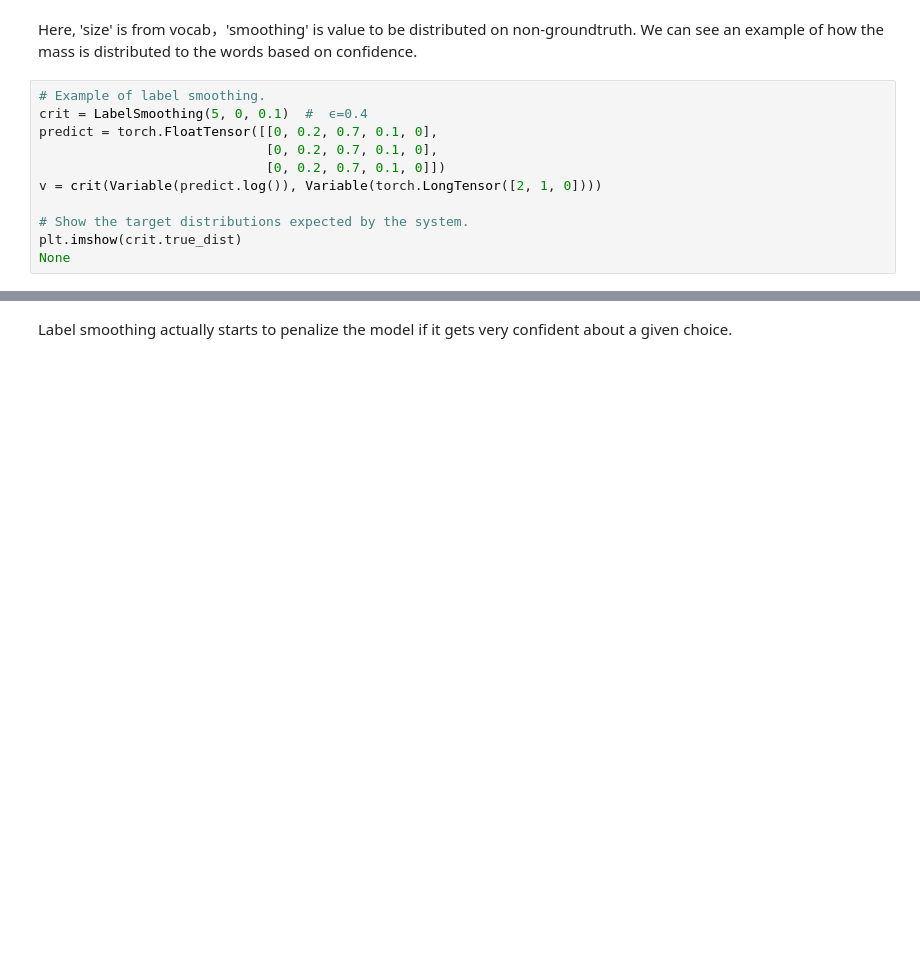
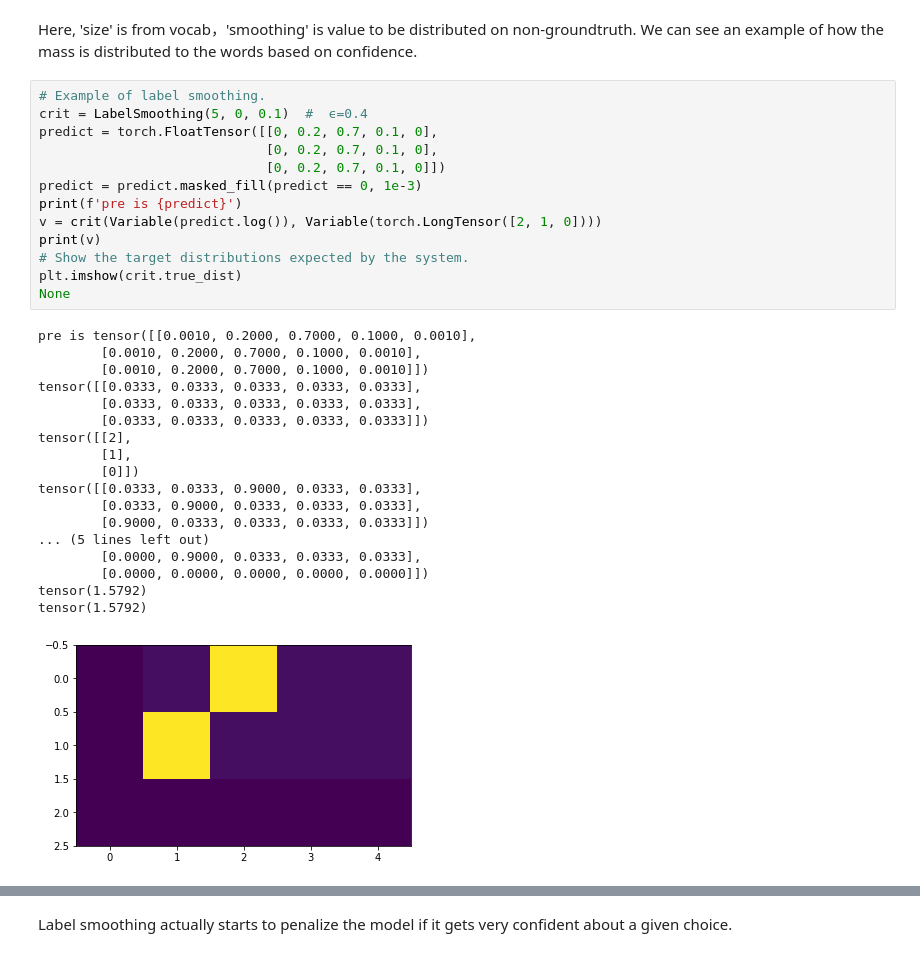
Before and after one commit to pzchu/Annotated-Transformer-English-to-Chinese-Translator, a Jupyter notebook: Annotated_Transformer_English_to_Chinese_Translator.ipynb, the cells around one changed output, grey strips where cells are left out. Cells and saved outputs as stored; diff of their text form; blank space fills up the shorter version.

```diff
--- a/Annotated_Transformer_English_to_Chinese_Translator.ipynb
+++ b/Annotated_Transformer_English_to_Chinese_Translator.ipynb
@@ -923,11 +930,32 @@ We can see an example of how the mass is distributed to the words based on confi
 # %%
 # Example of label smoothing.
 crit = LabelSmoothing(5, 0, 0.1)  #  ϵ=0.4
 predict = torch.FloatTensor([[0, 0.2, 0.7, 0.1, 0],
                              [0, 0.2, 0.7, 0.1, 0],
                              [0, 0.2, 0.7, 0.1, 0]])
+predict = predict.masked_fill(predict == 0, 1e-3)
+print(f'pre is {predict}')
 v = crit(Variable(predict.log()), Variable(torch.LongTensor([2, 1, 0])))
-
+print(v)
 # Show the target distributions expected by the system.
 plt.imshow(crit.true_dist)
 None
+# %% [output]
+pre is tensor([[0.0010, 0.2000, 0.7000, 0.1000, 0.0010],
+        [0.0010, 0.2000, 0.7000, 0.1000, 0.0010],
+        [0.0010, 0.2000, 0.7000, 0.1000, 0.0010]])
+tensor([[0.0333, 0.0333, 0.0333, 0.0333, 0.0333],
+        [0.0333, 0.0333, 0.0333, 0.0333, 0.0333],
+        [0.0333, 0.0333, 0.0333, 0.0333, 0.0333]])
+tensor([[2],
+        [1],
+        [0]])
+tensor([[0.0333, 0.0333, 0.9000, 0.0333, 0.0333],
+        [0.0333, 0.9000, 0.0333, 0.0333, 0.0333],
+        [0.9000, 0.0333, 0.0333, 0.0333, 0.0333]])
+... (5 lines left out)
+        [0.0000, 0.9000, 0.0333, 0.0333, 0.0333],
+        [0.0000, 0.0000, 0.0000, 0.0000, 0.0000]])
+tensor(1.5792)
+tensor(1.5792)
+[figure, added]
```
Also changed, not shown: parts of 6 cells of this notebook.
